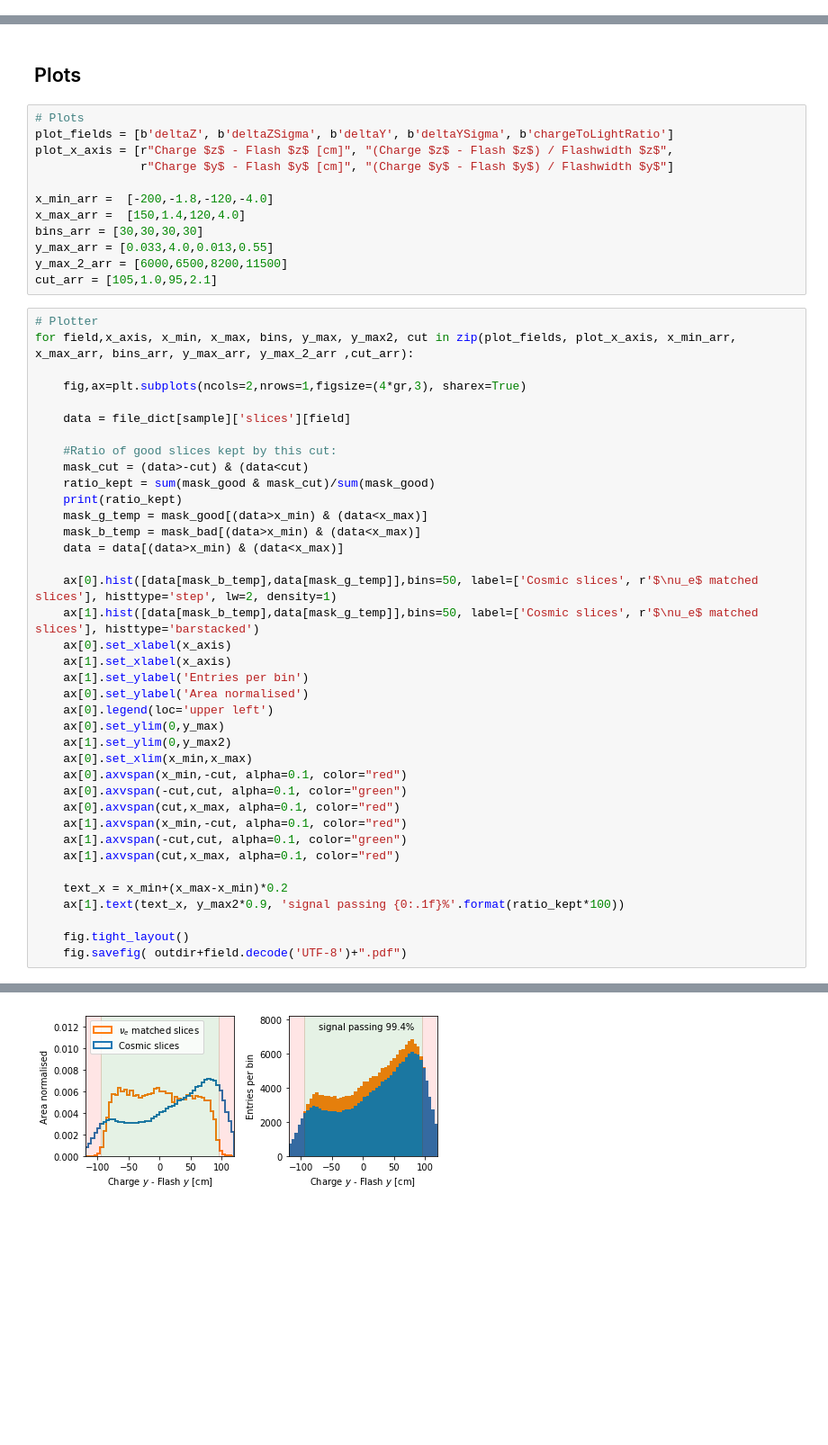
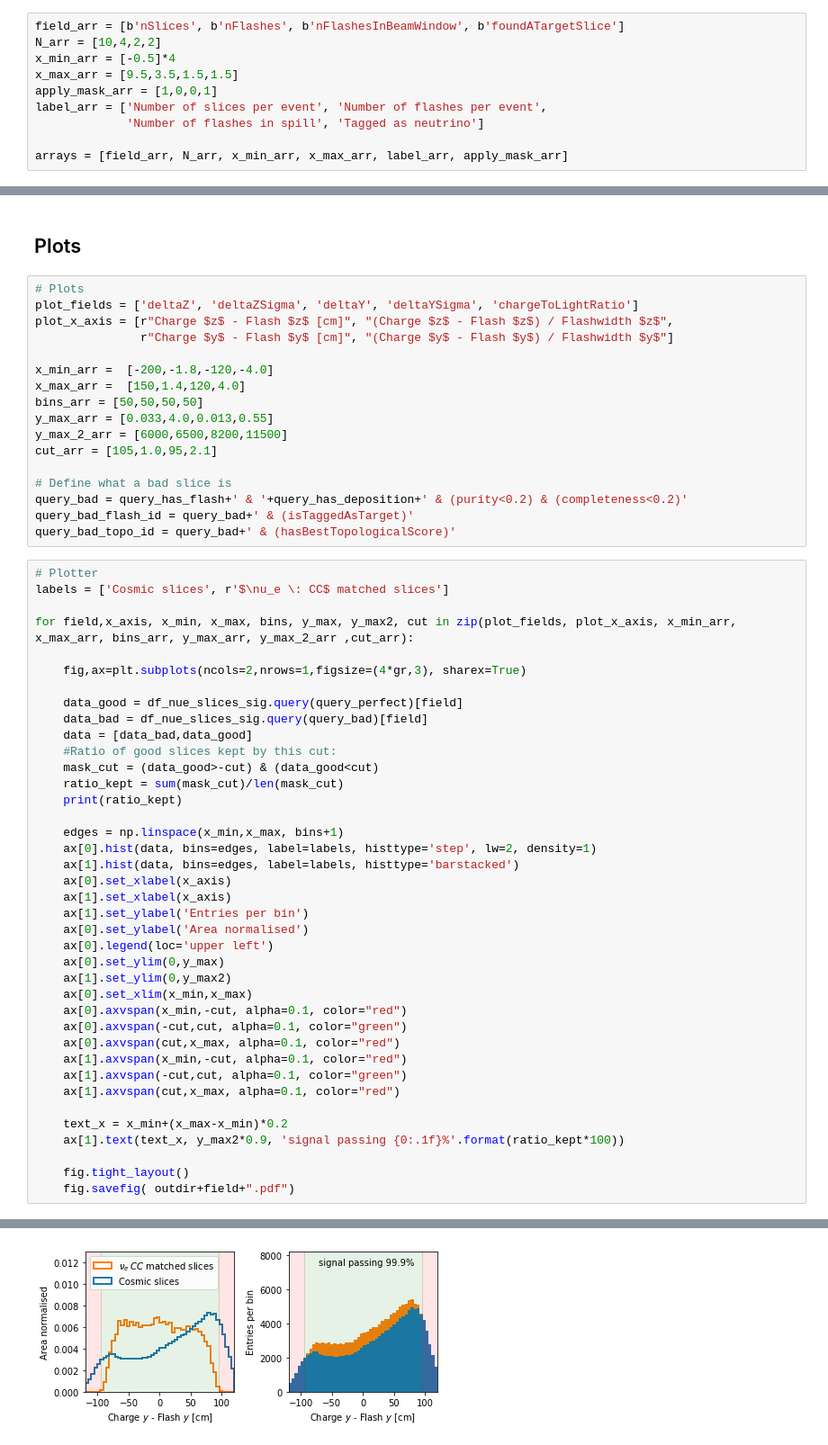
Before and after one commit to Wouter-VDP/MCC9_FlashID, a Jupyter notebook: Flash_ID_all.ipynb, the cells around one changed output, grey strips where cells are left out. Shown at 90% size. Cells and saved outputs as stored; diff of their text form; blank space fills up the shorter version.

```diff
--- a/Flash_ID_all.ipynb
+++ b/Flash_ID_all.ipynb
@@ -250,0 +551,10 @@ fig.savefig( outdir+"flash_eff_nue.pdf", bbox_inches="tight")
+# %%
+field_arr = [b'nSlices', b'nFlashes', b'nFlashesInBeamWindow', b'foundATargetSlice']
+N_arr = [10,4,2,2]
+x_min_arr = [-0.5]*4
+x_max_arr = [9.5,3.5,1.5,1.5]
+apply_mask_arr = [1,0,0,1]
+label_arr = ['Number of slices per event', 'Number of flashes per event',
+             'Number of flashes in spill', 'Tagged as neutrino']
+
+arrays = [field_arr, N_arr, x_min_arr, x_max_arr, label_arr, apply_mask_arr]
@@ -252,34 +795,40 @@ fig.savefig( outdir+"flash_eff_nue.pdf", bbox_inches="tight")
 ## Plots
 # %%
 # Plots
-plot_fields = [b'deltaZ', b'deltaZSigma', b'deltaY', b'deltaYSigma', b'chargeToLightRatio']
+plot_fields = ['deltaZ', 'deltaZSigma', 'deltaY', 'deltaYSigma', 'chargeToLightRatio']
 plot_x_axis = [r"Charge $z$ - Flash $z$ [cm]", "(Charge $z$ - Flash $z$) / Flashwidth $z$",
                r"Charge $y$ - Flash $y$ [cm]", "(Charge $y$ - Flash $y$) / Flashwidth $y$"]
 
 x_min_arr =  [-200,-1.8,-120,-4.0]
 x_max_arr =  [150,1.4,120,4.0]
-bins_arr = [30,30,30,30]
+bins_arr = [50,50,50,50]
 y_max_arr = [0.033,4.0,0.013,0.55]
 y_max_2_arr = [6000,6500,8200,11500]
 cut_arr = [105,1.0,95,2.1]
+
+# Define what a bad slice is
+query_bad = query_has_flash+' & '+query_has_deposition+' & (purity<0.2) & (completeness<0.2)'
+query_bad_flash_id = query_bad+' & (isTaggedAsTarget)'
+query_bad_topo_id = query_bad+' & (hasBestTopologicalScore)'
 # %%
 # Plotter
+labels = ['Cosmic slices', r'$\nu_e \: CC$ matched slices']
+
 for field,x_axis, x_min, x_max, bins, y_max, y_max2, cut in zip(plot_fields, plot_x_axis, x_min_arr, x_max_arr, bins_arr, y_max_arr, y_max_2_arr ,cut_arr):
 
     fig,ax=plt.subplots(ncols=2,nrows=1,figsize=(4*gr,3), sharex=True)
 
-    data = file_dict[sample]['slices'][field]
+    data_good = df_nue_slices_sig.query(query_perfect)[field]
+    data_bad = df_nue_slices_sig.query(query_bad)[field]
+    data = [data_bad,data_good]
+    #Ratio of good slices kept by this cut:
+    mask_cut = (data_good>-cut) & (data_good<cut)
+    ratio_kept = sum(mask_cut)/len(mask_cut)
+    print(ratio_kept)
 
-    #Ratio of good slices kept by this cut:
-    mask_cut = (data>-cut) & (data<cut)
-    ratio_kept = sum(mask_good & mask_cut)/sum(mask_good)
-    print(ratio_kept)
-    mask_g_temp = mask_good[(data>x_min) & (data<x_max)]
-    mask_b_temp = mask_bad[(data>x_min) & (data<x_max)]
-    data = data[(data>x_min) & (data<x_max)]
-
-    ax[0].hist([data[mask_b_temp],data[mask_g_temp]],bins=50, label=['Cosmic slices', r'$\nu_e$ matched slices'], histtype='step', lw=2, density=1)
-    ax[1].hist([data[mask_b_temp],data[mask_g_temp]],bins=50, label=['Cosmic slices', r'$\nu_e$ matched slices'], histtype='barstacked')
+    edges = np.linspace(x_min,x_max, bins+1)
+    ax[0].hist(data, bins=edges, label=labels, histtype='step', lw=2, density=1)
+    ax[1].hist(data, bins=edges, label=labels, histtype='barstacked')
     ax[0].set_xlabel(x_axis)
     ax[1].set_xlabel(x_axis)
     ax[1].set_ylabel('Entries per bin')
@@ -299,5 +848,5 @@ for field,x_axis, x_min, x_max, bins, y_max, y_max2, cut in zip(plot_fields, plo
     ax[1].text(text_x, y_max2*0.9, 'signal passing {0:.1f}%'.format(ratio_kept*100))
 
     fig.tight_layout()
-    fig.savefig( outdir+field.decode('UTF-8')+".pdf")
+    fig.savefig( outdir+field+".pdf")
 # %% [output]
@@ -310 +859 @@ for field,x_axis, x_min, x_max, bins, y_max, y_max2, cut in zip(plot_fields, plo
-[figure, old version]
+[figure, new version]
```
Also changed, not shown: parts of 47 cells of this notebook, 21 other files.
